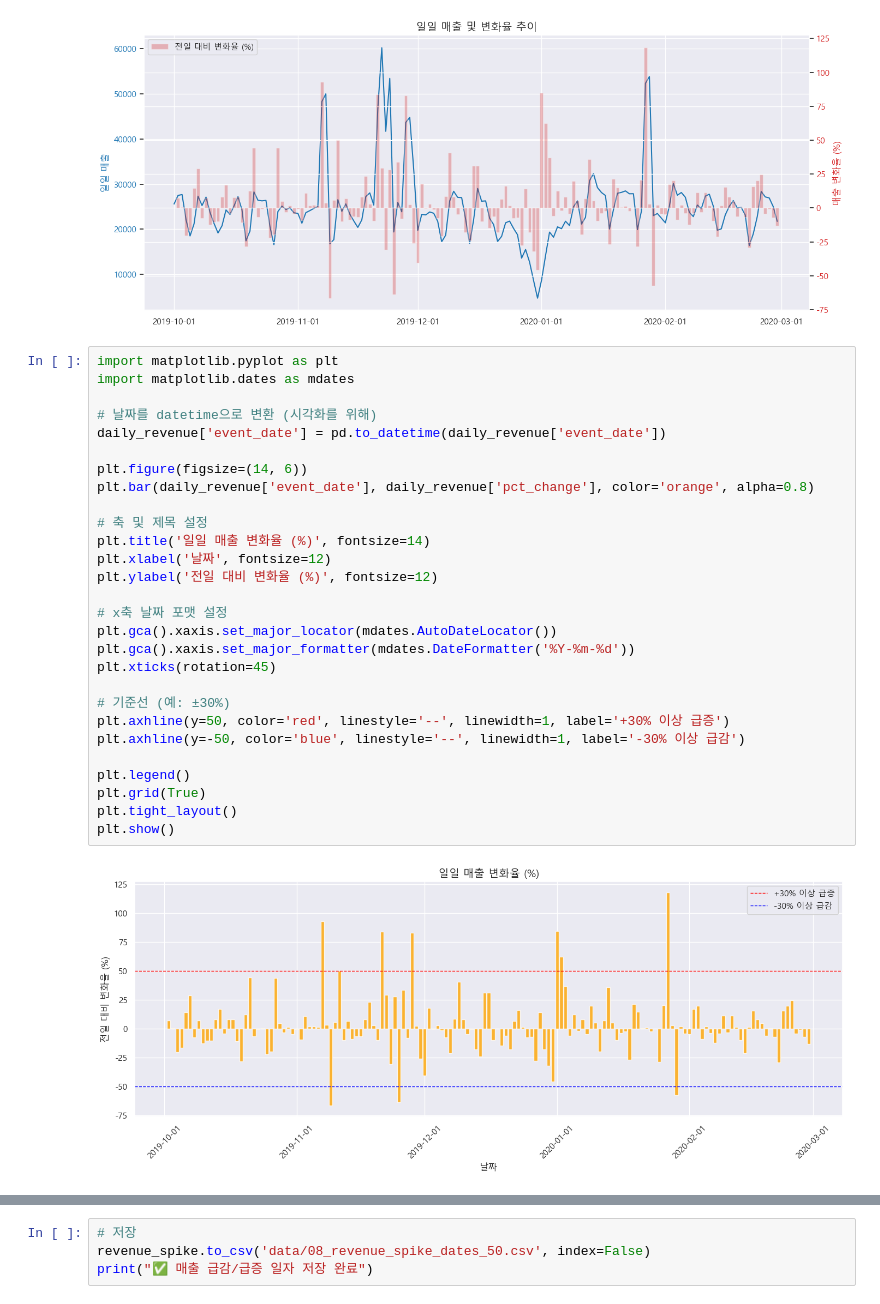
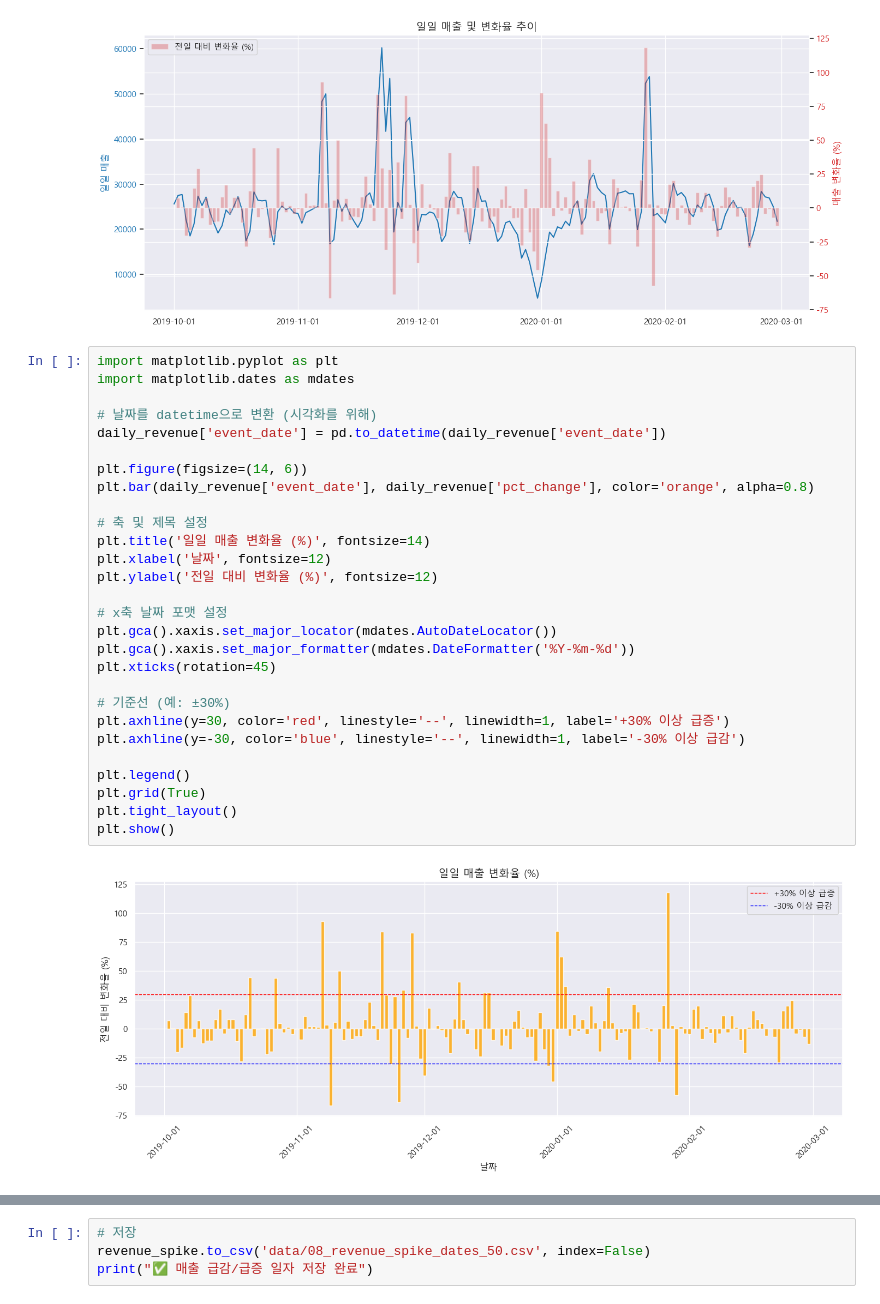
Before and after one commit to Blche/datathon_09, a Jupyter notebook: members/문세희/09_spike_dates.ipynb, the cells around one changed output, grey strips where cells are left out. Saved outputs shown, nothing was run; the diff lists cells and outputs as text.

```diff
--- a/members/문세희/09_spike_dates.ipynb
+++ b/members/문세희/09_spike_dates.ipynb
@@ -86,30 +92,30 @@ plt.show()
 # %%
 import matplotlib.pyplot as plt
 import matplotlib.dates as mdates
 
 # 날짜를 datetime으로 변환 (시각화를 위해)
 daily_revenue['event_date'] = pd.to_datetime(daily_revenue['event_date'])
 
 plt.figure(figsize=(14, 6))
 plt.bar(daily_revenue['event_date'], daily_revenue['pct_change'], color='orange', alpha=0.8)
 
 # 축 및 제목 설정
 plt.title('일일 매출 변화율 (%)', fontsize=14)
 plt.xlabel('날짜', fontsize=12)
 plt.ylabel('전일 대비 변화율 (%)', fontsize=12)
 
 # x축 날짜 포맷 설정
 plt.gca().xaxis.set_major_locator(mdates.AutoDateLocator())
 plt.gca().xaxis.set_major_formatter(mdates.DateFormatter('%Y-%m-%d'))
 plt.xticks(rotation=45)
 
 # 기준선 (예: ±30%)
-plt.axhline(y=50, color='red', linestyle='--', linewidth=1, label='+30% 이상 급증')
-plt.axhline(y=-50, color='blue', linestyle='--', linewidth=1, label='-30% 이상 급감')
+plt.axhline(y=30, color='red', linestyle='--', linewidth=1, label='+30% 이상 급증')
+plt.axhline(y=-30, color='blue', linestyle='--', linewidth=1, label='-30% 이상 급감')
 
 plt.legend()
 plt.grid(True)
 plt.tight_layout()
 plt.show()
 # %% [output]
-[figure, old version]
+[figure, new version]
```
Also changed, not shown: parts of 5 cells of this notebook, 8 other files.
